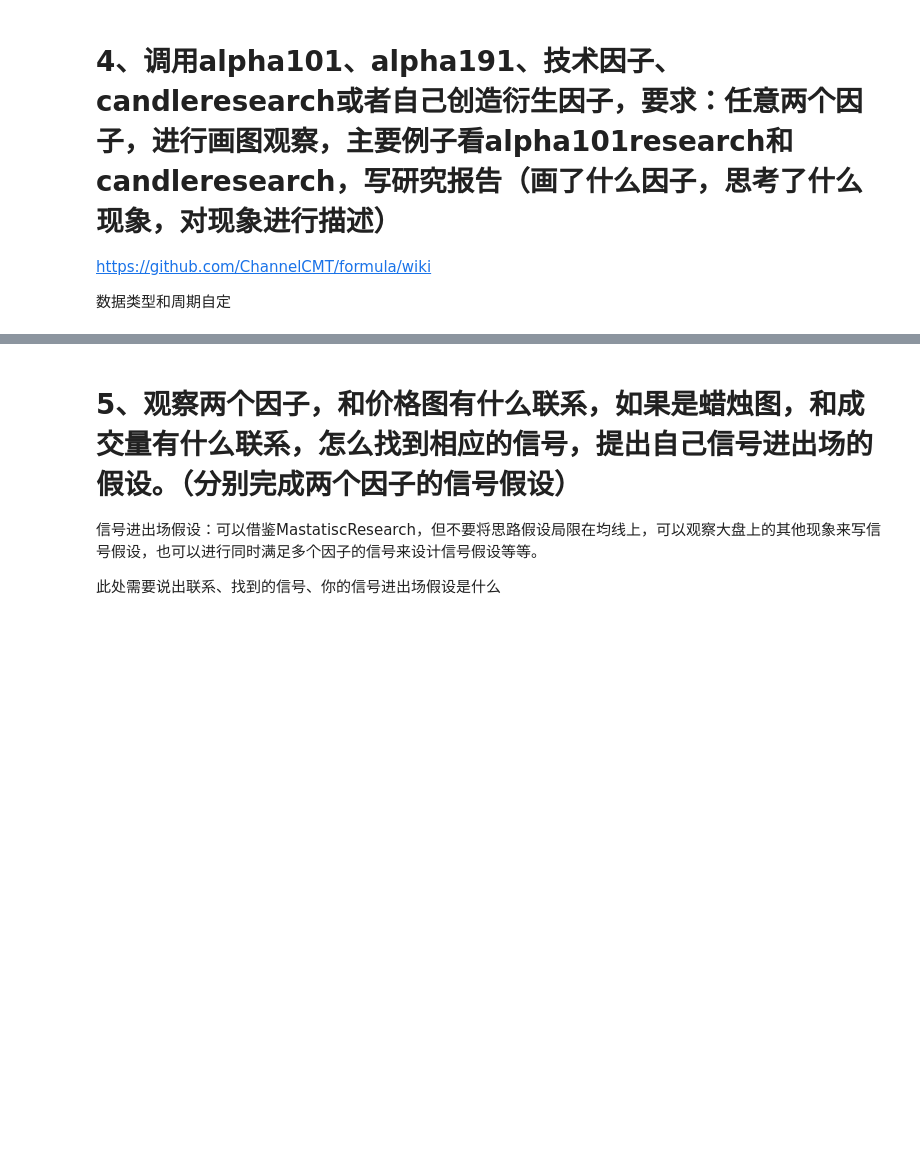
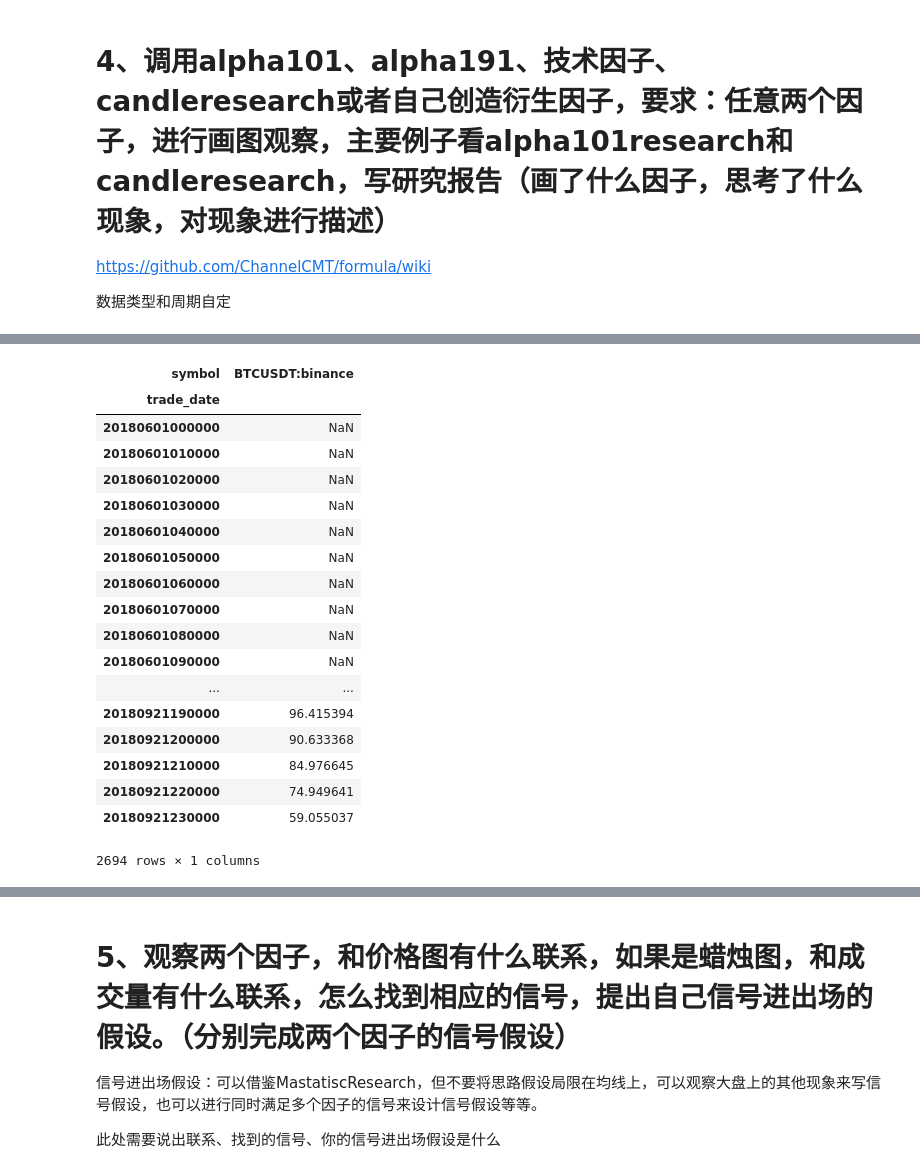
Before and after one commit to yingxiaoGuo/quant-homework-, a Jupyter notebook: 数据获取与因子绩效试题.ipynb, the cells around one changed output, grey strips where cells are left out. Saved outputs shown, nothing was run; the diff lists cells and outputs as text; code cells hidden in the pictures; blank space fills up the shorter version.

```diff
--- a/数据获取与因子绩效试题.ipynb
+++ b/数据获取与因子绩效试题.ipynb
@@ -278,0 +349,60 @@ https://github.com/ChannelCMT/formula/wiki
+# %%
+#------------------- ------2.Stoch RSI ----------------------
+
+# /*
+# LC : REF(CLOSE,1); //REF(C,1) 上一周期的收盘价
+# RSI: SMA(MAX(CLOSE-LC,0),N,1)/SMA(ABS(CLOSE-LC),N,1) *100;
+# ％K: MA(RSI-LLV(RSI,M),P1)/MA(HHV(RSI,M)-LLV(RSI,M),P1)*100;  LLV（l,60）表示：检索60天内的最低价，可适应于检索任何股票
+# ％D: MA(％K,P2);
+
+# LC := REF(CLOSE,1);
+# RSI:=SMA(MAX(CLOSE-LC,0),N,1)/SMA(ABS(CLOSE-LC),N,1) *100;
+# STOCHRSI:MA(RSI-LLV(RSI,M),P1)/MA(HHV(RSI,M)-LLV(RSI,M),P1)*100;
+# */
+
+# %K === STOCHRSI ， %D === MA(3)
+
+dv1H.add_formula('RSI', "Ta('RSI',0,0,0,0,close,0,6)", add_data = True)
+# dv1H.add_formula('RSI24', "Ta('RSI',0,0,0,0,close,0,24)", add_data = True)
+# def sma(df, n, m):
+#     a = n / m - 1
+#     r = df.ewm(com=a, axis=0, adjust=False)
+#     return r.mean()
+
+# dv.add_formula("RSI","(100*SMA(Max((close-Delay(close,1)),0),14,1)/SMA(Abs(close-Delay(close,1)),14,1))",
+#                add_data=True,
+#                register_funcs={"SMA":sma}).head()
+
+def STOCHRSI(RSI,T=14,tK=3):
+    lowRSI = RSI.rolling(window=14).min()
+    highRSI = RSI.rolling(14).max()
+    StochRSI = 100 * (RSI - lowRSI).rolling(3).mean()/(highRSI - lowRSI).rolling(3).mean()
+    return StochRSI
+
+StochRSI_K = STOCHRSI(dv1H.get_ts('RSI').dropna(),T=14,tK=3).dropna()
+dv1H.append_df(StochRSI_K,'StochRSI_K')
+dv1H.add_formula('StochRSI_D','Ts_Mean(StochRSI_K,3)', add_data=True)
+
+# 一个单独RSI
+# 一个多因子组合
+# 怎么优化参数
+# %% [output]
+| symbol | BTCUSDT:binance |
+| trade_date |  |
+| 20180601000000 | NaN |
+| 20180601010000 | NaN |
+| 20180601020000 | NaN |
+| 20180601030000 | NaN |
+| 20180601040000 | NaN |
+| 20180601050000 | NaN |
+| 20180601060000 | NaN |
+| 20180601070000 | NaN |
+| 20180601080000 | NaN |
+| 20180601090000 | NaN |
+| ... | ... |
+| 20180921190000 | 96.415394 |
+| 20180921200000 | 90.633368 |
+| 20180921210000 | 84.976645 |
+| 20180921220000 | 74.949641 |
+| 20180921230000 | 59.055037 |
+2694 rows × 1 columns
```
Also changed, not shown: parts of 7 cells of this notebook.
